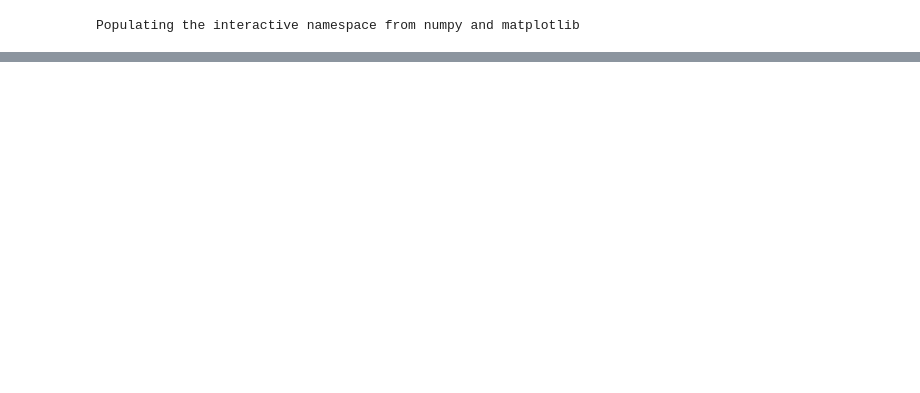
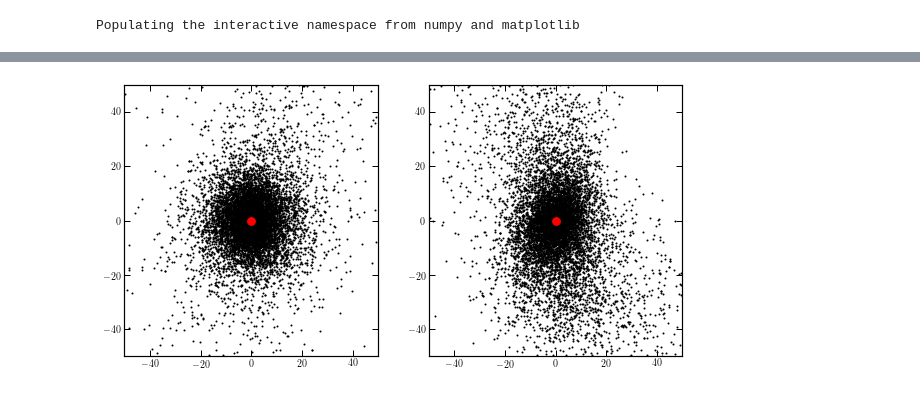
Before and after one commit to jngaravitoc/bfe-scan, a Jupyter notebook: notebook/satelllites_scale_length.ipynb, the cells around one changed output, grey strips where cells are left out. Cells and saved outputs as stored; diff of their text form; code cells hidden in the pictures; blank space fills up the shorter version.

```diff
--- a/notebook/satelllites_scale_length.ipynb
+++ b/notebook/satelllites_scale_length.ipynb
@@ -170,0 +190,6 @@ ax[0].axhline(1.7)
+# %%
+ids_bound = np.loadtxt('../../MW-LMC-SCF/code/lmc_bound_rs/MWLMC6_100M_new_b1_2_bound_sat_ids_112')
+# %%
+ids_all = satellite4[4]
+# %%
+index_bound = np.in1d(ids_all, ids_bound)
@@ -170,0 +201,4 @@ ax[0].axhline(1.7)
+# %%
+scatter_plot(pos_satellite4[index_bound], 10000)
+# %% [output]
+[figure, added]
```
Also changed, not shown: parts of 39 cells of this notebook.
